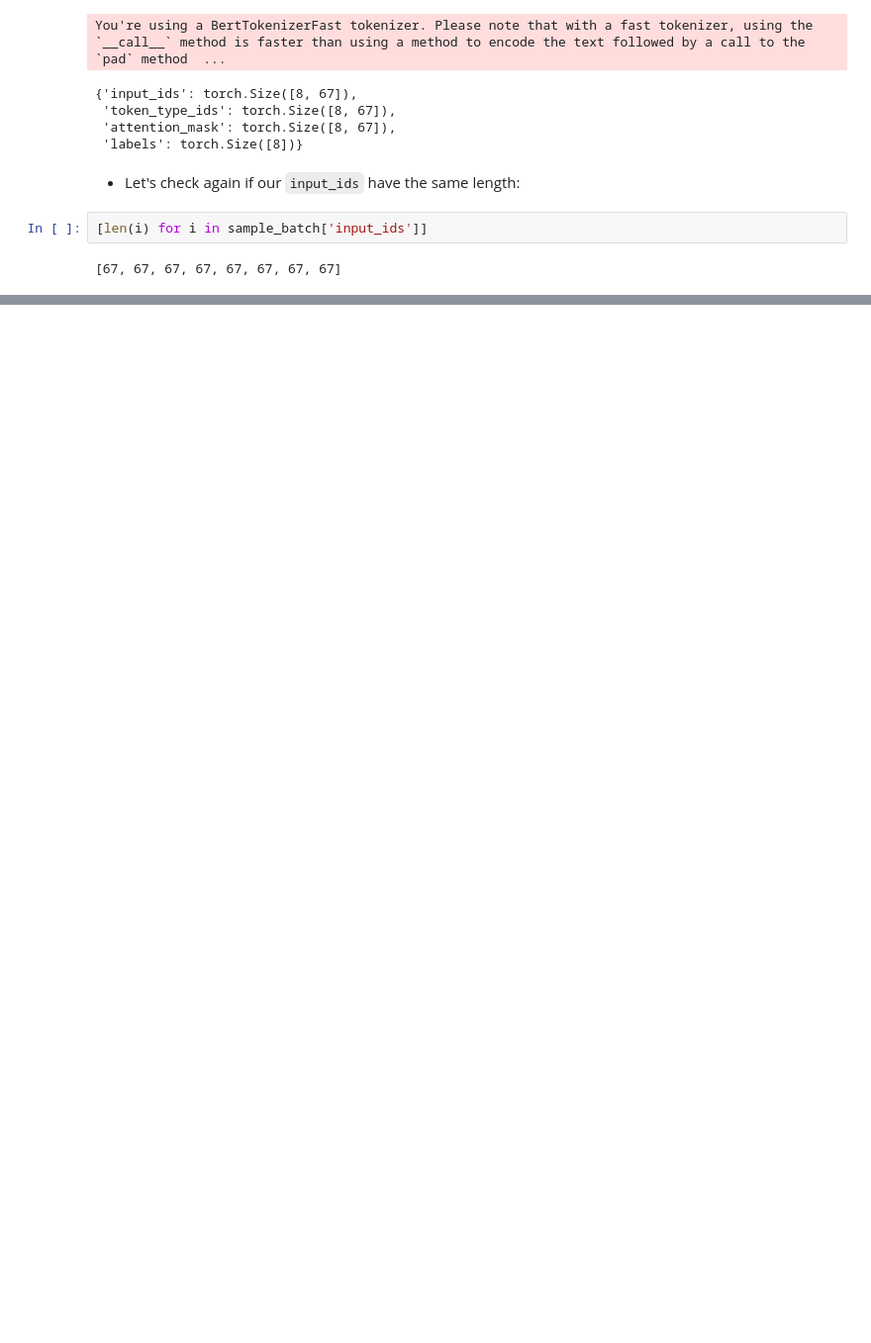
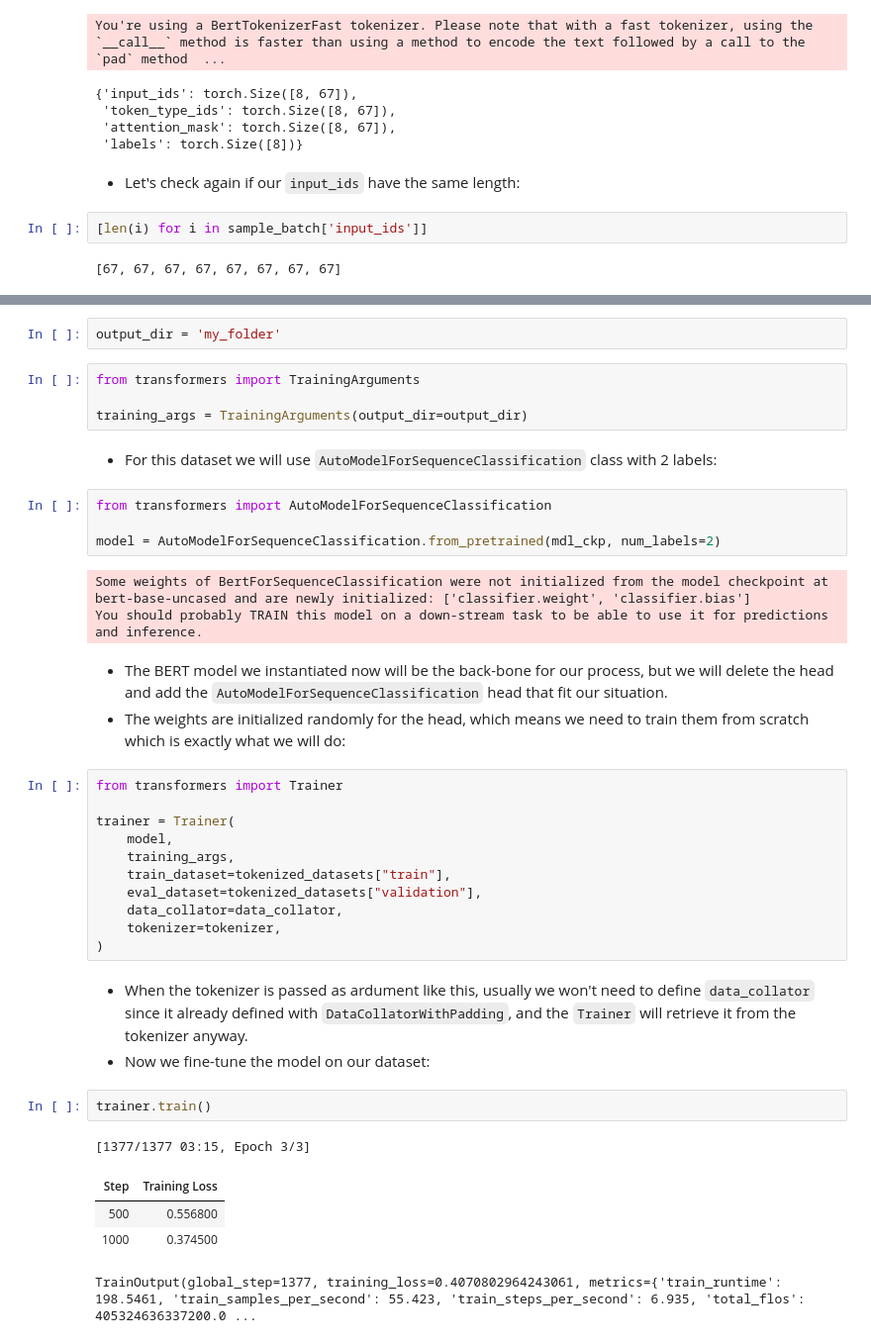
Before and after one commit to iSmailTG/Lifelong-Learner.github.io, a Jupyter notebook: posts/HuggingFace_3/HuggungFace_NLP_course_Notes_3.ipynb, the cells around one changed output, grey strips where cells are left out. Shown at 99% size. Cells and saved outputs as stored; diff of their text form; blank space fills up the shorter version.

```diff
--- a/posts/HuggingFace_3/HuggungFace_NLP_course_Notes_3.ipynb
+++ b/posts/HuggingFace_3/HuggungFace_NLP_course_Notes_3.ipynb
@@ -215,0 +223,40 @@ You're using a BertTokenizerFast tokenizer. Please note that with a fast tokeniz
+# %%
+output_dir = 'my_folder'
+# %%
+from transformers import TrainingArguments
+
+training_args = TrainingArguments(output_dir=output_dir)
+# %% [markdown]
+* For this dataset we will use `AutoModelForSequenceClassification` class with 2 labels:
+# %%
+from transformers import AutoModelForSequenceClassification
+
+model = AutoModelForSequenceClassification.from_pretrained(mdl_ckp, num_labels=2)
+# %% [output]
+Some weights of BertForSequenceClassification were not initialized from the model checkpoint at bert-base-uncased and are newly initialized: ['classifier.weight', 'classifier.bias']
+You should probably TRAIN this model on a down-stream task to be able to use it for predictions and inference.
+# %% [markdown]
+* The BERT model we instantiated now will be the back-bone for our process, but we will delete the head and add the `AutoModelForSequenceClassification` head that fit our situation.
+* The weights are initialized randomly for the head, which means we need to train them from scratch which is exactly what we will do:
+# %%
+from transformers import Trainer
+
+trainer = Trainer(
+    model,
+    training_args,
+    train_dataset=tokenized_datasets["train"],
+    eval_dataset=tokenized_datasets["validation"],
+    data_collator=data_collator,
+    tokenizer=tokenizer,
+)
+# %% [markdown]
+* When the tokenizer is passed as ardument like this, usually we won't need to define `data_collator` since it already defined with `DataCollatorWithPadding`, and the `Trainer` will retrieve it from the tokenizer anyway.
+* Now we fine-tune the model on our dataset:
+# %%
+trainer.train()
+# %% [output]
+[1377/1377 03:15, Epoch 3/3]
+| Step | Training Loss |
+| 500 | 0.556800 |
+| 1000 | 0.374500 |
+TrainOutput(global_step=1377, training_loss=0.4070802964243061, metrics={'train_runtime': 198.5461, 'train_samples_per_second': 55.423, 'train_steps_per_second': 6.935, 'total_flos': 405324636337200.0 ...
```
Also changed, not shown: parts of 19 cells of this notebook, 5 other files.
